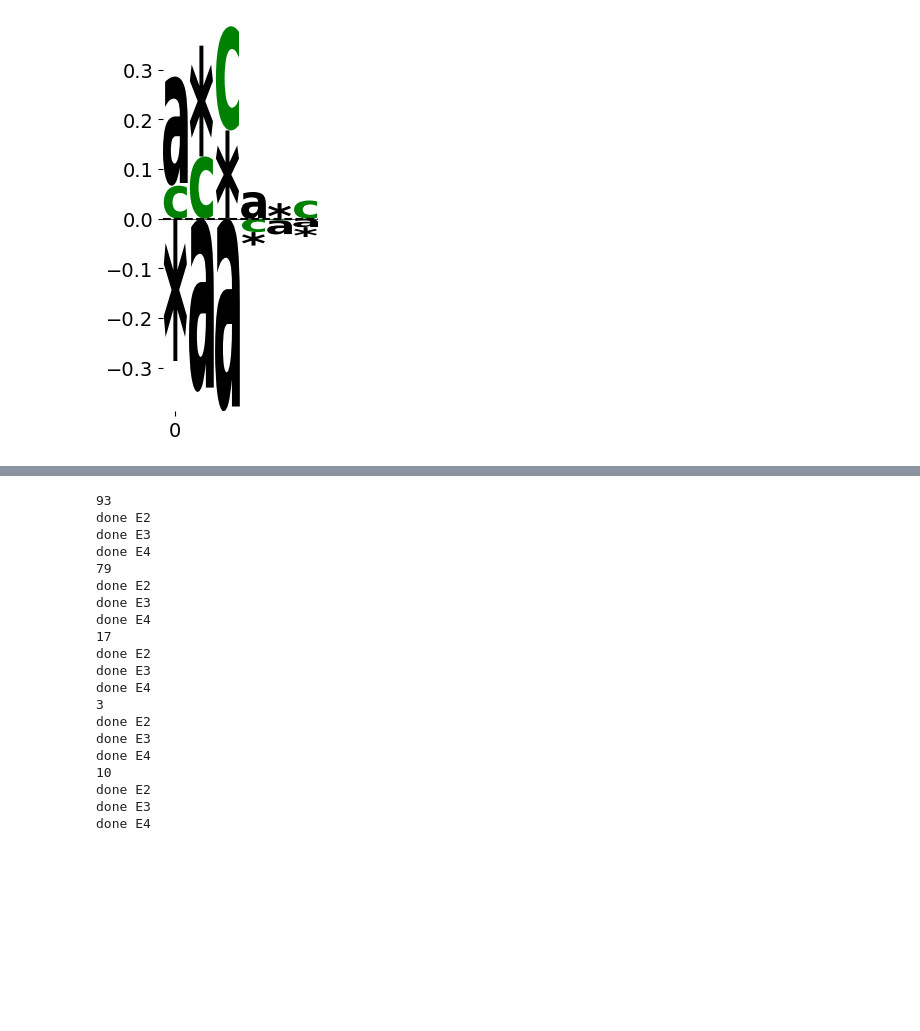
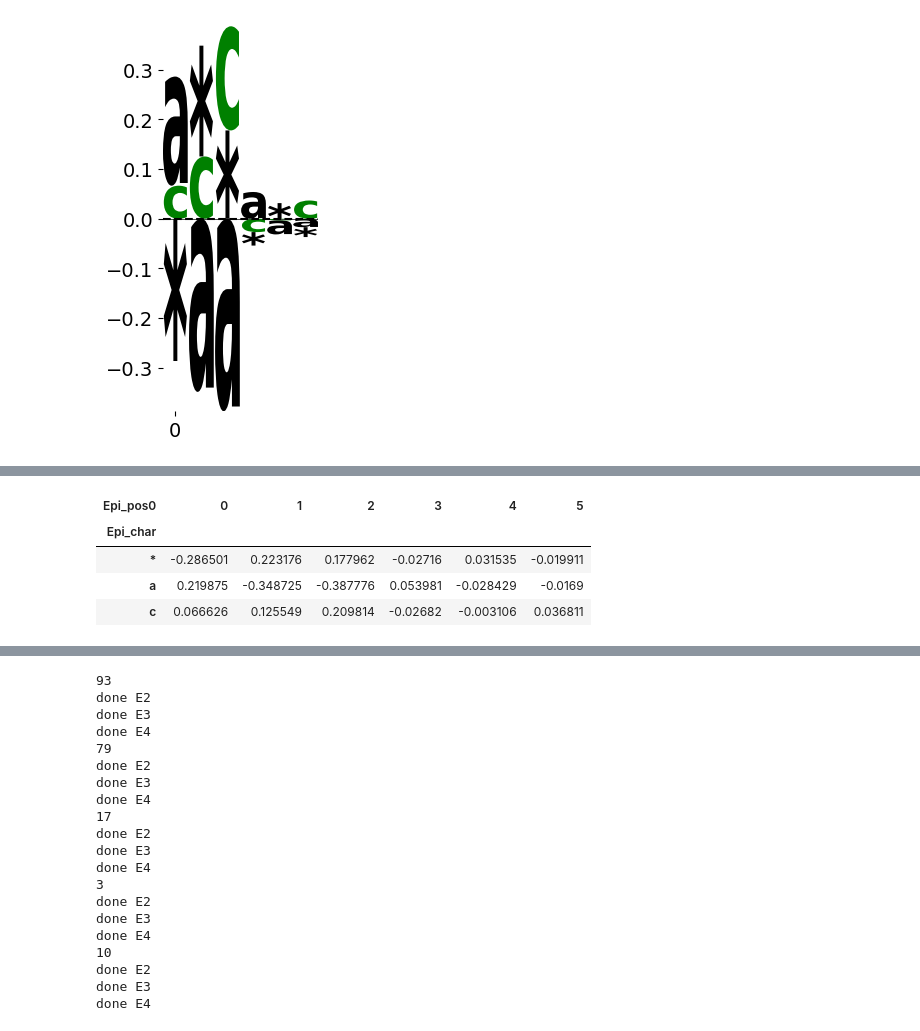
Before and after one commit to Creixell-lab/epystasis, a Jupyter notebook: Epistasis_20250821_PIN136.ipynb, the cells around one changed output, grey strips where cells are left out. Drawn from its saved outputs; the diff is of its cells as text; code cells hidden in the pictures; blank space fills up the shorter version.

```diff
--- a/Epistasis_20250821_PIN136.ipynb
+++ b/Epistasis_20250821_PIN136.ipynb
@@ -927,0 +1008,8 @@ pheno_pre_linear
+# %%
+i1m
+# %% [output]
+| Epi_pos0 | 0 | 1 | 2 | 3 | 4 | 5 |
+| Epi_char |  |  |  |  |  |  |
+| * | -0.286501 | 0.223176 | 0.177962 | -0.02716 | 0.031535 | -0.019911 |
+| a | 0.219875 | -0.348725 | -0.387776 | 0.053981 | -0.028429 | -0.0169 |
+| c | 0.066626 | 0.125549 | 0.209814 | -0.02682 | -0.003106 | 0.036811 |
```
Also changed, not shown: parts of 7 cells of this notebook.
